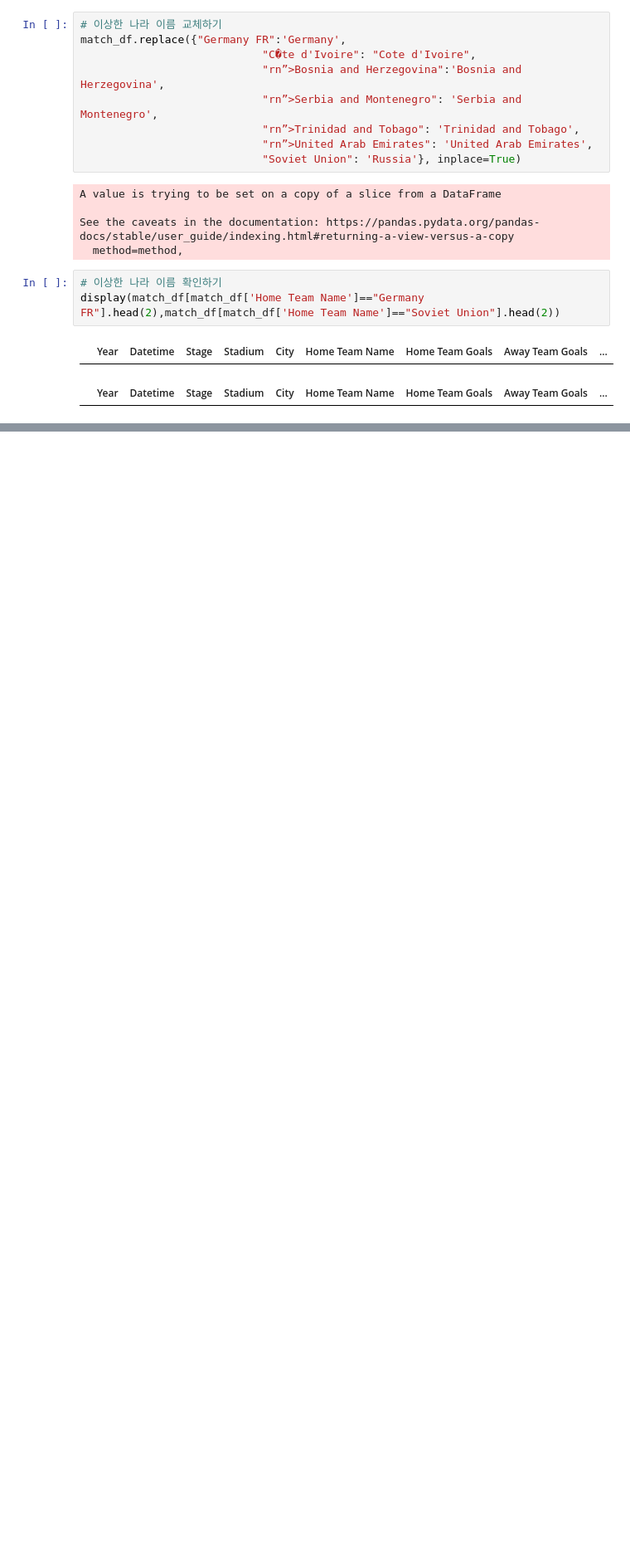
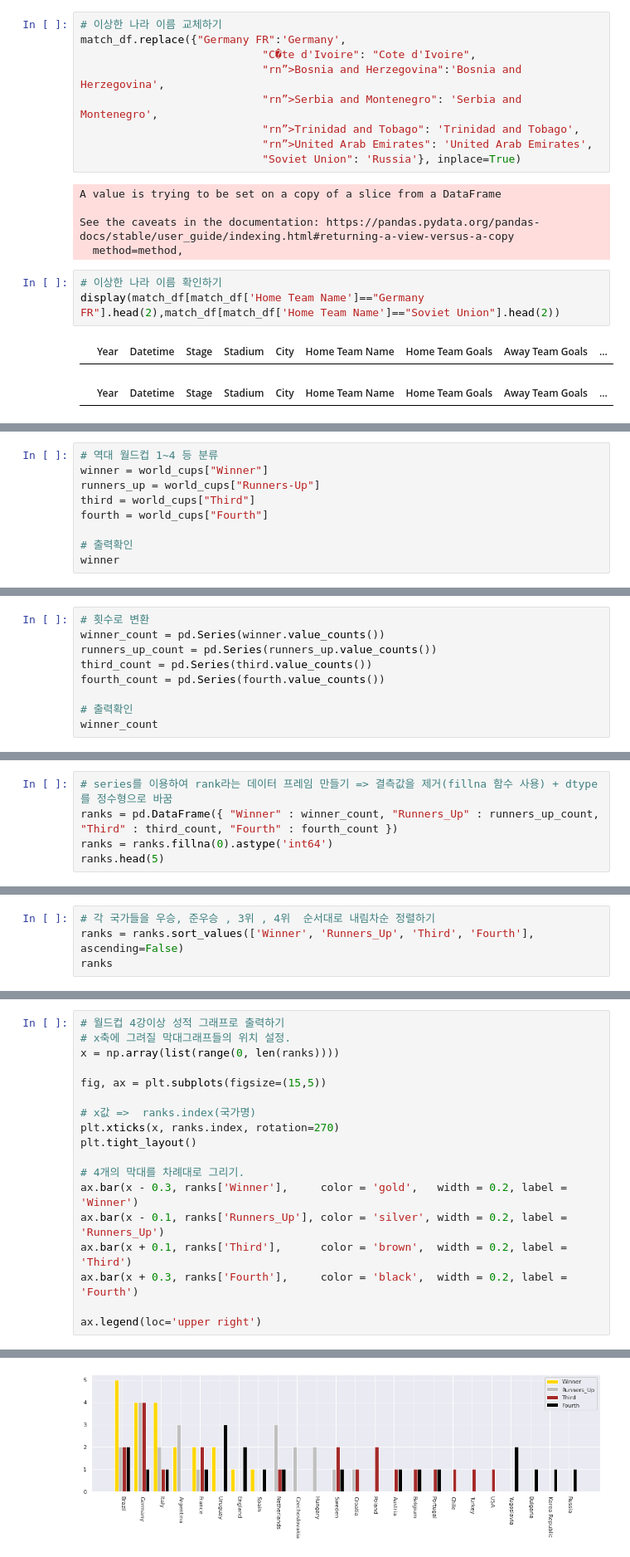
Before and after one commit to Typonote/ColabWorldcupAnalysis, a Jupyter notebook: WorldCupAnalysis.ipynb, the cells around one changed output, grey strips where cells are left out. Shown at 83% size. Saved outputs shown, nothing was run; the diff lists cells and outputs as text; blank space fills up the shorter version.

```diff
--- a/WorldCupAnalysis.ipynb
+++ b/WorldCupAnalysis.ipynb
@@ -244,0 +374,9 @@ display(match_df[match_df['Home Team Name']=="Germany"].head(2),match_df[match_d
+# %%
+# 역대 월드컵 1~4 등 분류
+winner = world_cups["Winner"]
+runners_up = world_cups["Runners-Up"]
+third = world_cups["Third"]
+fourth = world_cups["Fourth"]
+
+# 출력확인
+winner
@@ -244,0 +401,9 @@ display(match_df[match_df['Home Team Name']=="Germany"].head(2),match_df[match_d
+# %%
+# 횟수로 변환
+winner_count = pd.Series(winner.value_counts())
+runners_up_count = pd.Series(runners_up.value_counts())
+third_count = pd.Series(third.value_counts())
+fourth_count = pd.Series(fourth.value_counts())
+
+# 출력확인
+winner_count
@@ -244,0 +420,5 @@ display(match_df[match_df['Home Team Name']=="Germany"].head(2),match_df[match_d
+# %%
+# series를 이용하여 rank라는 데이터 프레임 만들기 => 결측값을 제거(fillna 함수 사용) + dtype를 정수형으로 바꿈
+ranks = pd.DataFrame({ "Winner" : winner_count, "Runners_Up" : runners_up_count, "Third" : third_count, "Fourth" : fourth_count })
+ranks = ranks.fillna(0).astype('int64')
+ranks.head(5)
@@ -244,0 +432,4 @@ display(match_df[match_df['Home Team Name']=="Germany"].head(2),match_df[match_d
+# %%
+# 각 국가들을 우승, 준우승 , 3위 , 4위  순서대로 내림차순 정렬하기
+ranks = ranks.sort_values(['Winner', 'Runners_Up', 'Third', 'Fourth'], ascending=False)
+ranks
@@ -244,0 +454,19 @@ display(match_df[match_df['Home Team Name']=="Germany"].head(2),match_df[match_d
+# %%
+# 월드컵 4강이상 성적 그래프로 출력하기
+# x축에 그려질 막대그래프들의 위치 설정.
+x = np.array(list(range(0, len(ranks))))
+
+fig, ax = plt.subplots(figsize=(15,5))
+
+# x값 =>  ranks.index(국가명)
+plt.xticks(x, ranks.index, rotation=270)
+plt.tight_layout()
+
+# 4개의 막대를 차례대로 그리기.
+ax.bar(x - 0.3, ranks['Winner'],     color = 'gold',   width = 0.2, label = 'Winner')
+ax.bar(x - 0.1, ranks['Runners_Up'], color = 'silver', width = 0.2, label = 'Runners_Up')
+ax.bar(x + 0.1, ranks['Third'],      color = 'brown',  width = 0.2, label = 'Third')
+ax.bar(x + 0.3, ranks['Fourth'],     color = 'black',  width = 0.2, label = 'Fourth')
+
+ax.legend(loc='upper right')
+# %% [output]
@@ -244,0 +474 @@ display(match_df[match_df['Home Team Name']=="Germany"].head(2),match_df[match_d
+[figure, added]
```
Also changed, not shown: parts of 14 cells of this notebook.
